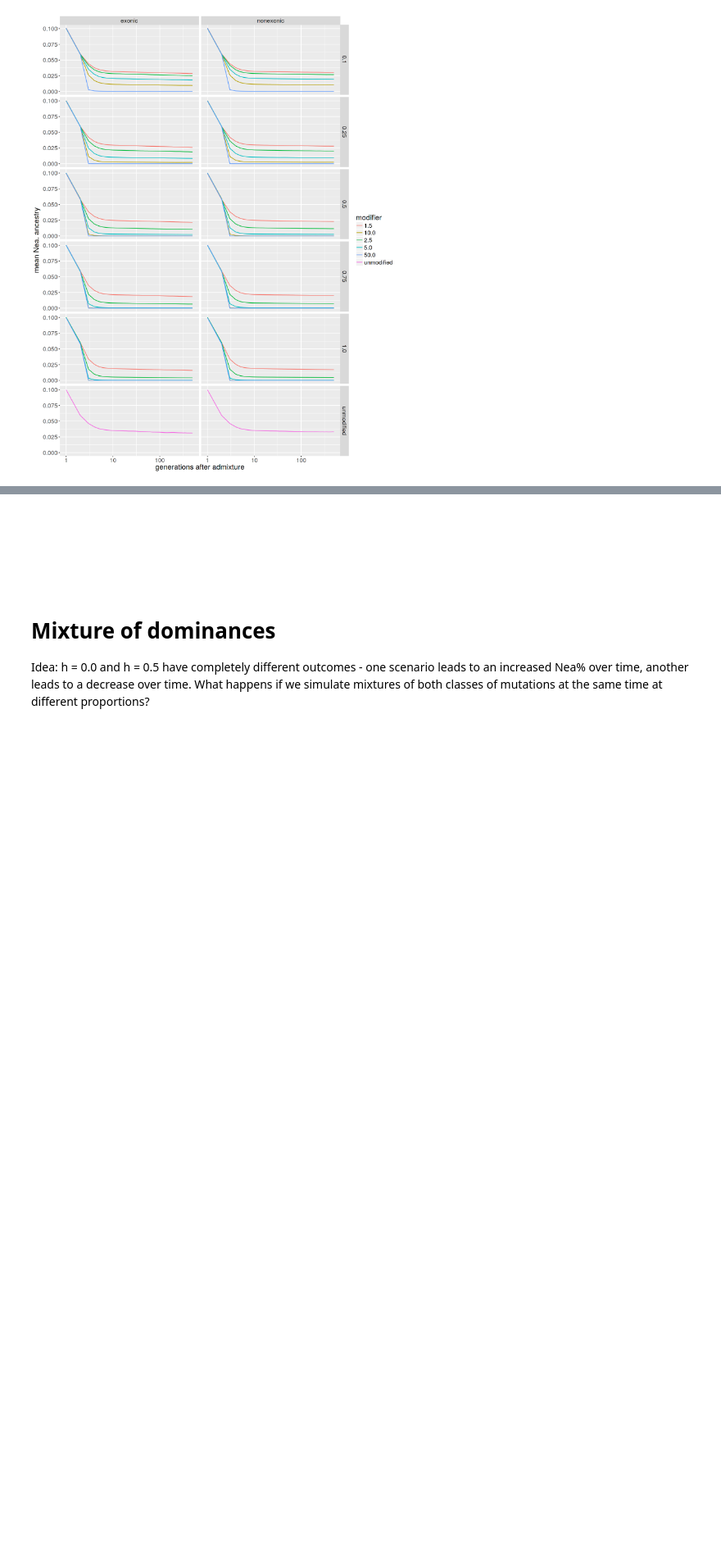
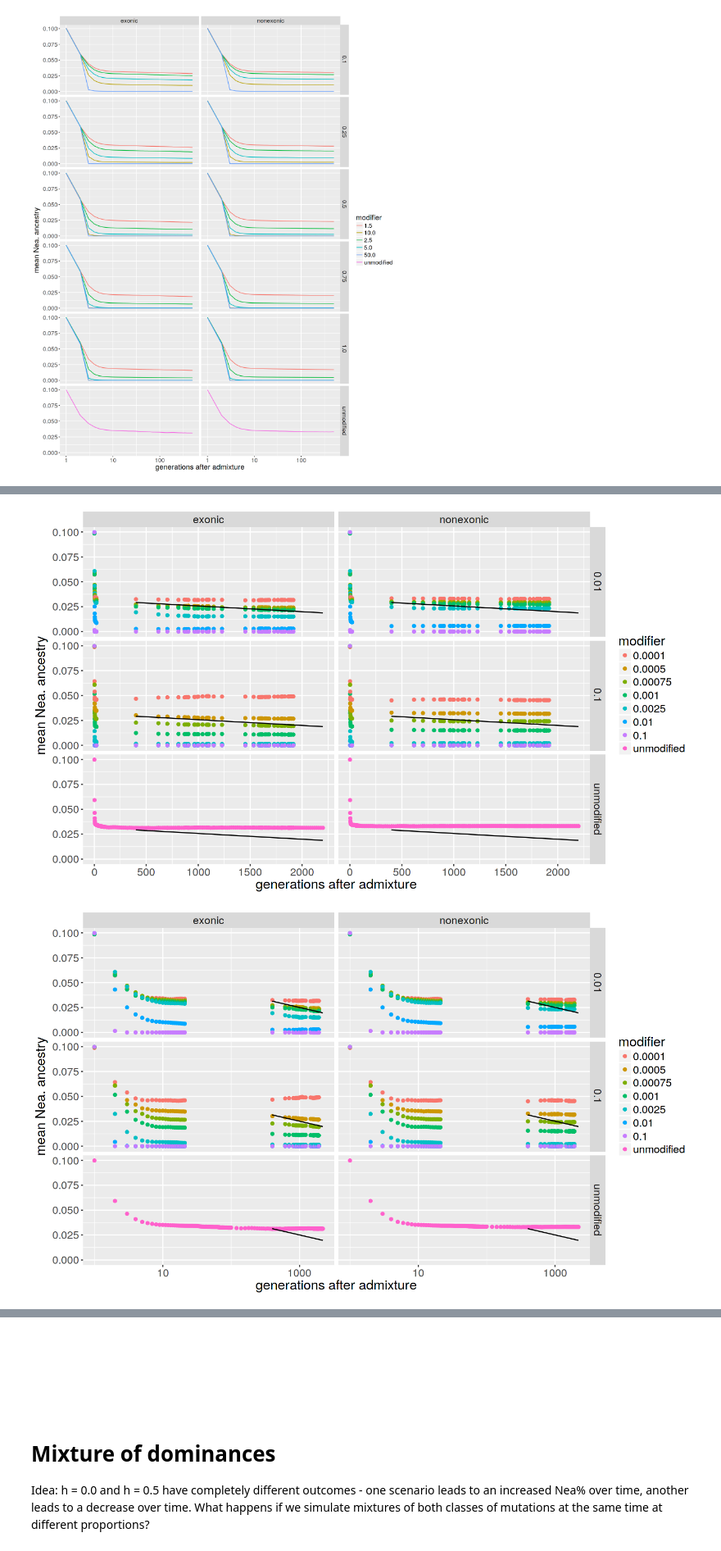
Before and after one commit to bodkan/nea-over-time, a Jupyter notebook: notebooks/Nea_trajectories.ipynb, the cells around one changed output, grey strips where cells are left out. Shown at 82% size. Saved outputs shown, nothing was run; the diff lists cells and outputs as text; code cells hidden in the pictures; blank space fills up the shorter version.

```diff
--- a/notebooks/Nea_trajectories.ipynb
+++ b/notebooks/Nea_trajectories.ipynb
@@ -335,0 +402,18 @@ pl(trajectories, "mean", log_scale=TRUE)
+# %%
+sites <- c("exonic", "nonexonic")
+modifier <- c("0.1", "0.01", "0.001", "0.0025", "0.0001", "0.0005", "0.00075")
+fraction <- c("0.1", "0.01")
+dominance <- "0.5"
+# %%
+trajectories <-
+    expand.grid(dominance=dominance, modifier=modifier, fraction=fraction, site=sites) %>%
+        bind_rows(data.frame(dominance=c("0.5", "0.5"),
+                             modifier=rep("unmodified", 2),
+                             fraction=rep("unmodified", 2),
+                             site=c("exonic", "nonexonic"))) %>%
+    apply(1, function(comb) {
+        load_trajectories(traject_dir, comb["modifier"], comb["fraction"],
+                          comb["dominance"], init_nea="0.1", comb["site"])
+    }) %>%
+    bind_rows %>%
+    as_tibble
@@ -335,0 +424,6 @@ pl(trajectories, "mean", log_scale=TRUE)
+# %%
+options(repr.plot.width=12, repr.plot.height=7)
+
+pl(trajectories, "mean") + real_lm()
+pl(trajectories, "mean", log_scale=TRUE) + real_lm()
+# %% [output]
@@ -335,0 +433,2 @@ pl(trajectories, "mean", log_scale=TRUE)
+[figure, added]
+[figure, added]
```
Also changed, not shown: parts of 12 cells of this notebook, 1 other file.
